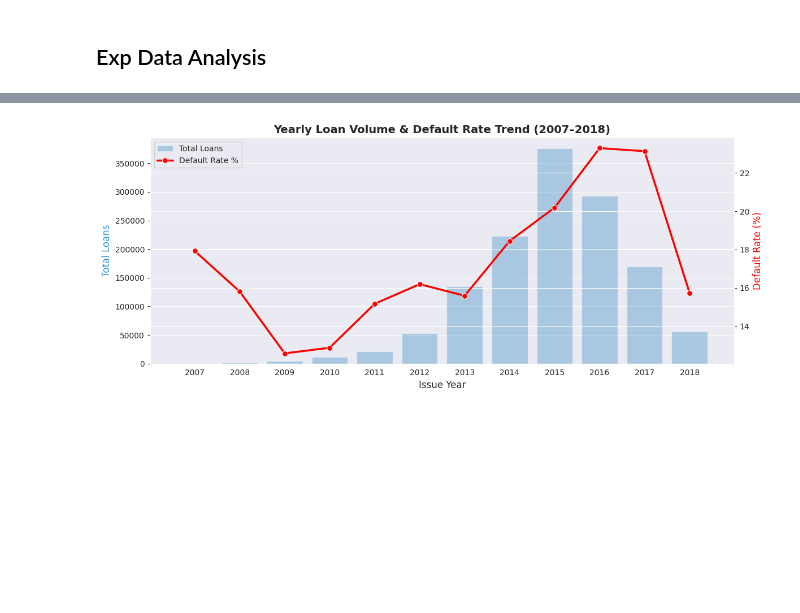
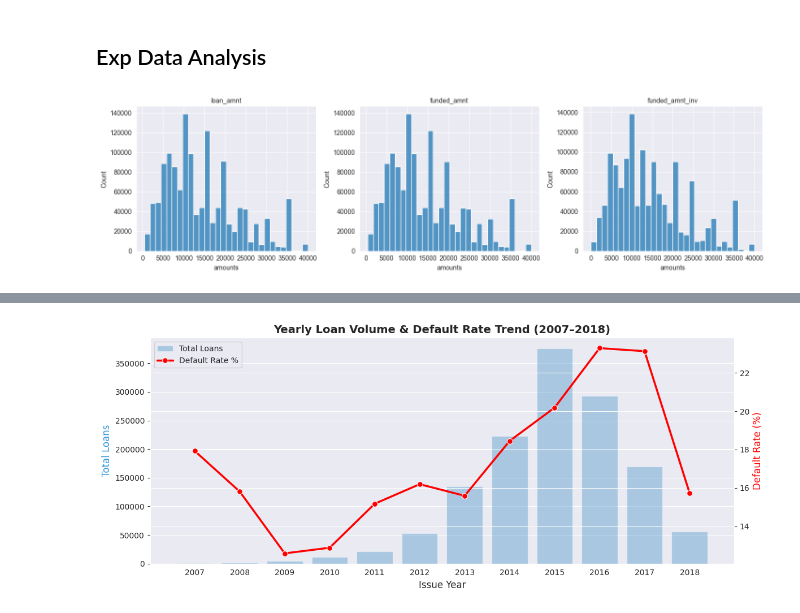
Before and after one commit to Bao-Tien2k6/rl-credit-scoring, a Jupyter notebook: notebook/eda_accepted.ipynb, the cells around one changed output, grey strips where cells are left out. Cells and saved outputs as stored; diff of their text form; code cells hidden in the pictures; blank space fills up the shorter version.

```diff
--- a/notebook/eda_accepted.ipynb
+++ b/notebook/eda_accepted.ipynb
@@ -17,6 +17,6 @@ import pandas as pd
 ### Read accepted_df
 # %%
 # Never use CSV again
-accepted_df = pl.read_parquet("../data/processed_data/processed_accepted_df.parquet")
+accepted_df = pl.read_parquet("data/processed_data/eda_accepted_df.parquet")
 accepted_df.head()
 # %% [output]
@@ -96,2 +129,42 @@ shape: (9, 2)
 # %% [markdown]
 ## Exp Data Analysis
+# %%
+loan_amount_vars = [
+    "loan_amnt",
+    "funded_amnt",
+    "funded_amnt_inv"
+]
+
+# Polars -> long format
+plot_df = (
+    accepted_df
+    .select(loan_amount_vars)
+    .unpivot(
+        index=[],
+        variable_name="vars",
+        value_name="amounts"
+    )
+    .to_pandas()
+)
+
+# Faceted histograms
+g = sns.FacetGrid(
+    plot_df,
+    col="vars",
+    sharex=False,
+    sharey=False,
+    height=4,
+    aspect=1.2
+)
+
+g.map_dataframe(
+    sns.histplot,
+    x="amounts",
+    bins=30
+)
+
+g.set_titles("{col_name}")
+plt.tight_layout()
+plt.show()
+# %% [output]
+[figure, added]
```
Also changed, not shown: parts of 71 cells of this notebook.
